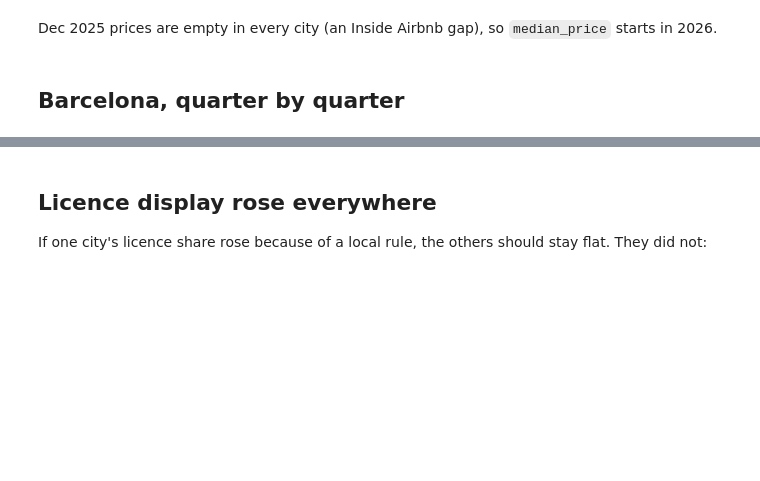
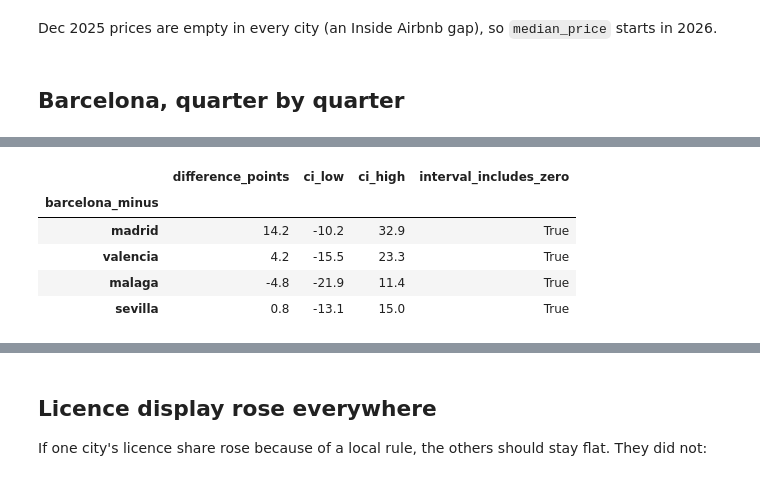
Before and after one commit to renzorico/spain-housing-str-analysis, a Jupyter notebook: notebooks/03_change_over_time.ipynb, the cells around one changed output, grey strips where cells are left out. Drawn from its saved outputs; the diff is of its cells as text; code cells hidden in the pictures; blank space fills up the shorter version.

```diff
--- a/notebooks/03_change_over_time.ipynb
+++ b/notebooks/03_change_over_time.ipynb
@@ -236,0 +212,20 @@ from an ordinary winter pattern either.
+# %%
+point = {r["city"]: r["exit_gap_points"] for r in rows}
+contrasts = []
+for city in ["madrid", "valencia", "malaga", "sevilla"]:
+    difference = metrics.contrast_draws(draws["barcelona"], draws[city])
+    low, high = metrics.percentile_interval(difference)
+    contrasts.append({
+        "barcelona_minus": city,
+        "difference_points": round(point["barcelona"] - point[city], 1),
+        "ci_low": low, "ci_high": high,
+        "interval_includes_zero": bool(low <= 0 <= high),
+    })
+pd.DataFrame(contrasts).set_index("barcelona_minus")
+# %% [output]
+|  | difference_points | ci_low | ci_high | interval_includes_zero |
+| barcelona_minus |  |  |  |  |
+| madrid | 14.2 | -10.2 | 32.9 | True |
+| valencia | 4.2 | -15.5 | 23.3 | True |
+| malaga | -4.8 | -21.9 | 11.4 | True |
+| sevilla | 0.8 | -13.1 | 15.0 | True |
```
Also changed, not shown: parts of 23 cells of this notebook, 2 other files.
